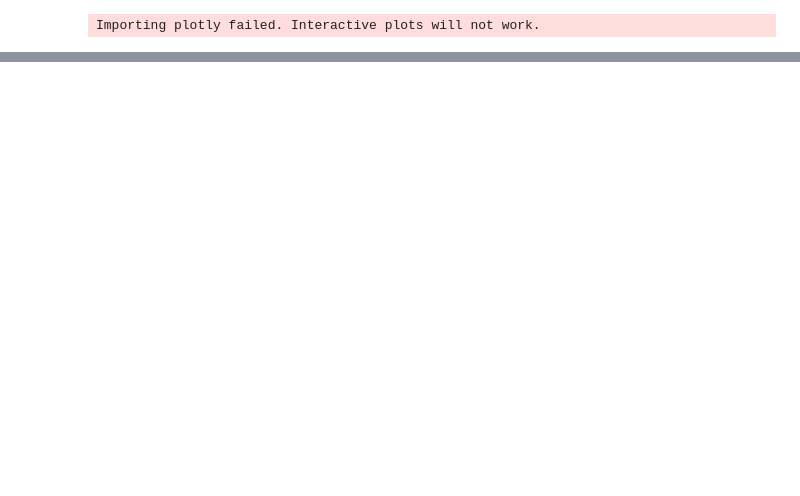
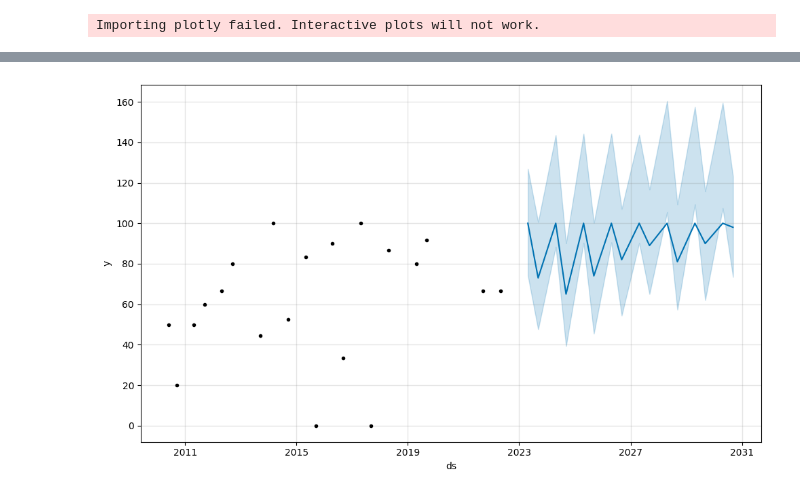
Before and after one commit to Shenchii/SeeKampus_Flask, a Jupyter notebook: Backend/Time Series/BSElectrical_Time_Series.ipynb, the cells around one changed output, grey strips where cells are left out. Drawn from its saved outputs; the diff is of its cells as text; code cells hidden in the pictures; blank space fills up the shorter version.

```diff
--- a/Backend/Time Series/BSElectrical_Time_Series.ipynb
+++ b/Backend/Time Series/BSElectrical_Time_Series.ipynb
@@ -31,0 +60,25 @@ _forecast['yhat'] = _forecast['yhat'].clip(lower=0, upper=100).round()
+# %%
+lpu_electrical = pd.read_csv('CSV/board-exam-results - LPU - Electrical.csv')
+
+lpu_electrical['Year'] = lpu_electrical['Time Date'].apply(lambda x: str(x)[-4:])
+lpu_electrical['Month'] = lpu_electrical['Time Date'].apply(lambda x: str(x)[-6:-4])
+lpu_electrical['Day'] = lpu_electrical['Time Date'].apply(lambda x: str(x)[:-6])
+lpu_electrical['ds'] = pd.DatetimeIndex(lpu_electrical['Year']+'-'+lpu_electrical['Month']+'-'+lpu_electrical['Day'])
+
+lpu_electrical.drop(['Time Date', 'School', 'Course', 'Year', 'Month', 'Day'], axis=1, inplace=True)
+lpu_electrical.columns = ['y', 'ds']
+
+m = Prophet.Prophet(interval_width=0.95)
+m.add_seasonality(name='yearly', period=365.25, fourier_order=10)
+m.add_seasonality(name='semi-annual', period=365.25/2, fourier_order=10)
+lpu_electrical_model = m.fit(lpu_electrical)
+
+# Create a list of dates for which you want to make predictions
+specific_dates = [datetime(2023, 4, 24), datetime(2023, 9, 6), datetime(2024, 4, 24), datetime(2024, 9, 6), datetime(2025, 4, 24), datetime(2025, 9, 6), datetime(2026, 4, 24), datetime(2026, 9, 6), datetime(2027, 4, 24), datetime(2027, 9, 6), datetime(2028, 4, 24), datetime(2028, 9, 6), datetime(2029, 4, 24), datetime(2029, 9, 6), datetime(2030, 4, 24), datetime(2030, 9, 6)]
+
+# Create a dataframe with those specific dates
+lpu_electrical_future = pd.DataFrame({'ds': specific_dates})
+
+# Get predictions for those specific dates
+lpu_electrical_forecast = m.predict(lpu_electrical_future)
+lpu_electrical_forecast['yhat'] = lpu_electrical_forecast['yhat'].clip(lower=0, upper=100).round()
@@ -31,0 +108,4 @@ _forecast['yhat'] = _forecast['yhat'].clip(lower=0, upper=100).round()
+# %%
+lpu_electrical_plot = m.plot(lpu_electrical_forecast)
+# %% [output]
+[figure, added]
```
Also changed, not shown: parts of 8 cells of this notebook, 11 other files.
